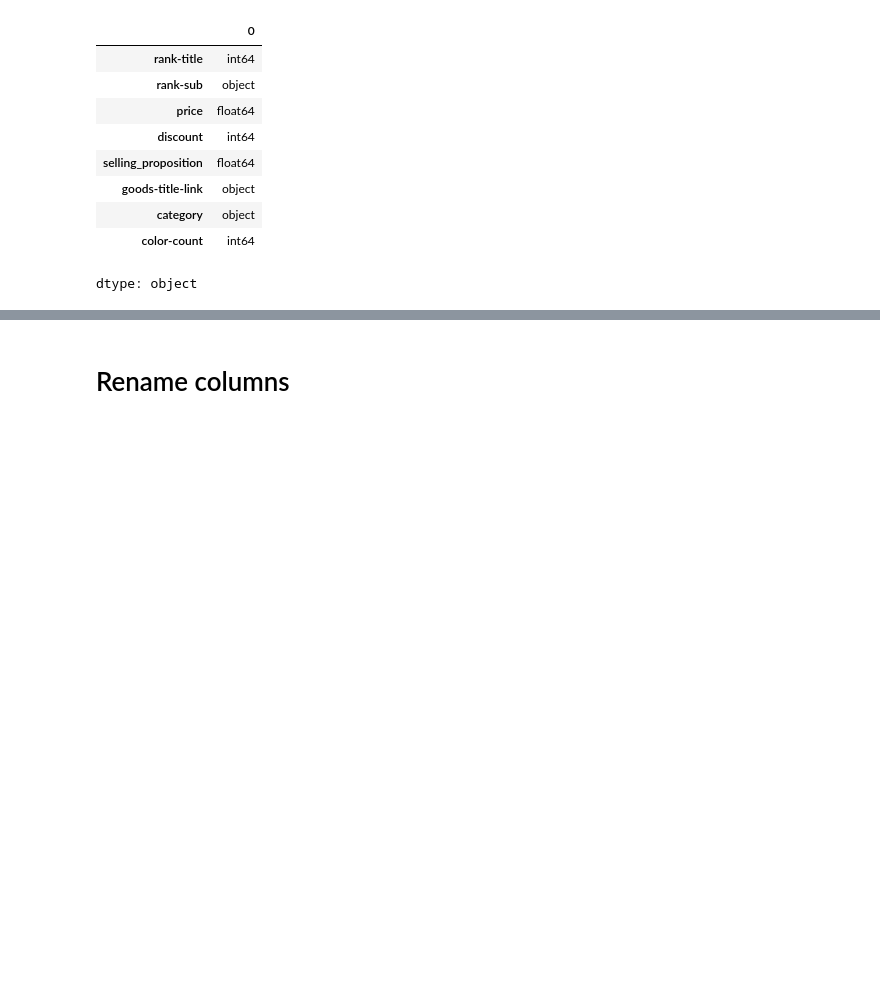
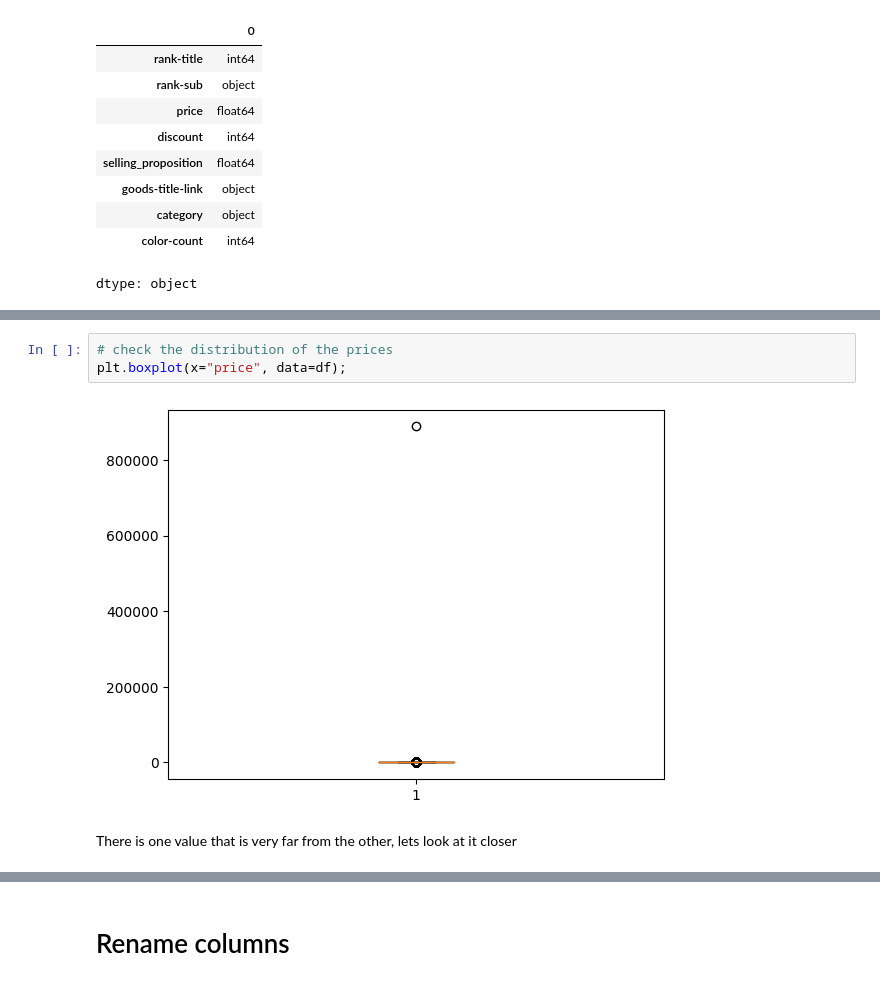
Before and after one commit to Cassamajor-Wany/Cleaning-data-using-python, a Jupyter notebook: Data_cleaning.ipynb, the cells around one changed output, grey strips where cells are left out. Cells and saved outputs as stored; diff of their text form; blank space fills up the shorter version.

```diff
--- a/Data_cleaning.ipynb
+++ b/Data_cleaning.ipynb
@@ -247,0 +272,7 @@ dtype: object
+# %%
+# check the distribution of the prices
+plt.boxplot(x="price", data=df);
+# %% [output]
+[figure, added]
+# %% [markdown]
+There is one value that is very far from the other, lets look at it closer
```
Also changed, not shown: parts of 29 cells of this notebook.
